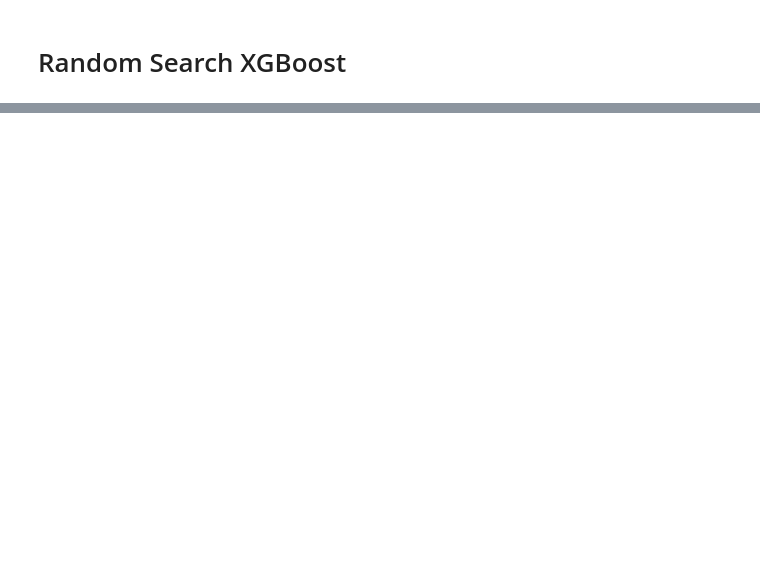
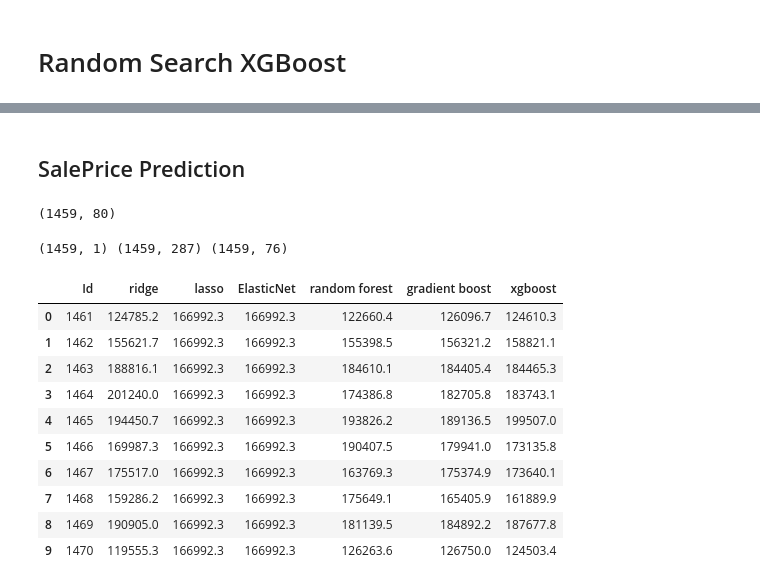
Before and after one commit to xc0878/Machine-Learning-Project, a Jupyter notebook: Yan_ML_Data/Yan_ML_update.ipynb, the cells around one changed output, grey strips where cells are left out. Saved outputs shown, nothing was run; the diff lists cells and outputs as text; code cells hidden in the pictures; blank space fills up the shorter version.

```diff
--- a/Yan_ML_Data/Yan_ML_update.ipynb
+++ b/Yan_ML_Data/Yan_ML_update.ipynb
@@ -1508,0 +1813,38 @@ plt.show()
+# %% [markdown]
+## SalePrice Prediction
+# %%
+print(test.shape)
+submissions = pd.DataFrame(index=test.index)
+submissions['Id'] =test['Id']
+# %% [output]
+(1459, 80)
+# %%
+data_dummy_test = data_dummy.tail(test.shape[0])
+data_le_test = data_label.tail(test.shape[0])
+# %%
+print(submissions.shape, data_dummy_test.shape, data_le_test.shape)
+# %% [output]
+(1459, 1) (1459, 287) (1459, 76)
+# %%
+# y prediction
+for i in models.index:
+    if models[i] in [ridge, lasso, eNet]:
+        submissions[i] = models[i].predict(data_dummy_test)
+    else:
+        submissions[i] = models[i].predict(data_le_test)
+# %%
+submissions.iloc[:,1:] = submissions.iloc[:,1:].apply(lambda x: np.round(np.exp(x),1), axis=1)
+
+submissions.head(10)
+# %% [output]
+|  | Id | ridge | lasso | ElasticNet | random forest | gradient boost | xgboost |
+| 0 | 1461 | 124785.2 | 166992.3 | 166992.3 | 122660.4 | 126096.7 | 124610.3 |
+| 1 | 1462 | 155621.7 | 166992.3 | 166992.3 | 155398.5 | 156321.2 | 158821.1 |
+| 2 | 1463 | 188816.1 | 166992.3 | 166992.3 | 184610.1 | 184405.4 | 184465.3 |
+| 3 | 1464 | 201240.0 | 166992.3 | 166992.3 | 174386.8 | 182705.8 | 183743.1 |
+| 4 | 1465 | 194450.7 | 166992.3 | 166992.3 | 193826.2 | 189136.5 | 199507.0 |
+| 5 | 1466 | 169987.3 | 166992.3 | 166992.3 | 190407.5 | 179941.0 | 173135.8 |
+| 6 | 1467 | 175517.0 | 166992.3 | 166992.3 | 163769.3 | 175374.9 | 173640.1 |
+| 7 | 1468 | 159286.2 | 166992.3 | 166992.3 | 175649.1 | 165405.9 | 161889.9 |
+| 8 | 1469 | 190905.0 | 166992.3 | 166992.3 | 181139.5 | 184892.2 | 187677.8 |
+| 9 | 1470 | 119555.3 | 166992.3 | 166992.3 | 126263.6 | 126750.0 | 124503.4 |
```
Also changed, not shown: parts of 96 cells of this notebook.
